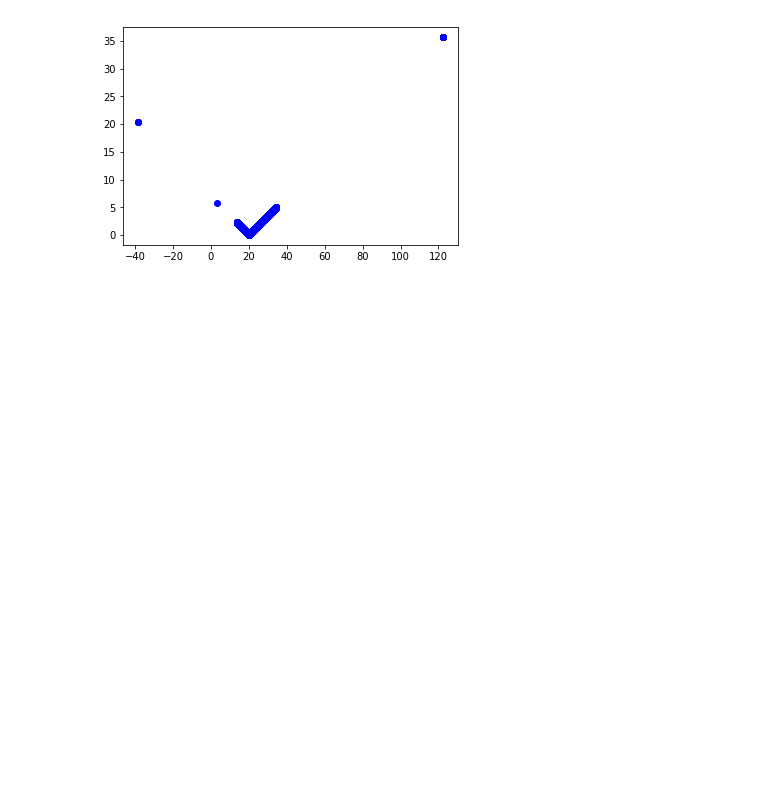
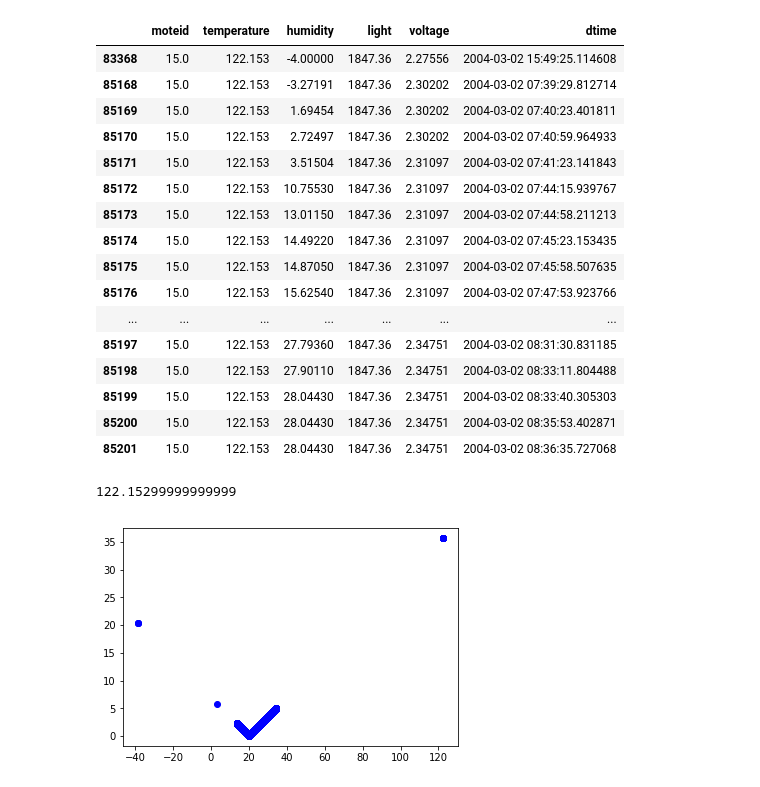
Before and after one commit to bmontambault/predicate_search, a Jupyter notebook: case_studies/intel_sensor_s3.ipynb, the cells around one changed output. Drawn from its saved outputs; the diff is of its cells as text; code cells hidden in the pictures; blank space fills up the shorter version.

```diff
--- a/case_studies/intel_sensor_s3.ipynb
+++ b/case_studies/intel_sensor_s3.ipynb
@@ -13,6 +13,30 @@ from predicate_search import PredicateInduction, RobustNormal, Density, BottomUp
 # %%
 data = pd.read_csv('../data/intel_sensor_s3.csv')
 data.dtime = pd.to_datetime(data.dtime)
+# %%
+data[data.temperature.round(3)==122.153]
+# %% [output]
+|  | moteid | temperature | humidity | light | voltage | dtime |
+| 83368 | 15.0 | 122.153 | -4.00000 | 1847.36 | 2.27556 | 2004-03-02 15:49:25.114608 |
+| 85168 | 15.0 | 122.153 | -3.27191 | 1847.36 | 2.30202 | 2004-03-02 07:39:29.812714 |
+| 85169 | 15.0 | 122.153 | 1.69454 | 1847.36 | 2.30202 | 2004-03-02 07:40:23.401811 |
+| 85170 | 15.0 | 122.153 | 2.72497 | 1847.36 | 2.30202 | 2004-03-02 07:40:59.964933 |
+| 85171 | 15.0 | 122.153 | 3.51504 | 1847.36 | 2.31097 | 2004-03-02 07:41:23.141843 |
+| 85172 | 15.0 | 122.153 | 10.75530 | 1847.36 | 2.31097 | 2004-03-02 07:44:15.939767 |
+| 85173 | 15.0 | 122.153 | 13.01150 | 1847.36 | 2.31097 | 2004-03-02 07:44:58.211213 |
+| 85174 | 15.0 | 122.153 | 14.49220 | 1847.36 | 2.31097 | 2004-03-02 07:45:23.153435 |
+| 85175 | 15.0 | 122.153 | 14.87050 | 1847.36 | 2.31097 | 2004-03-02 07:45:58.507635 |
+| 85176 | 15.0 | 122.153 | 15.62540 | 1847.36 | 2.31097 | 2004-03-02 07:47:53.923766 |
+| ... | ... | ... | ... | ... | ... | ... |
+| 85197 | 15.0 | 122.153 | 27.79360 | 1847.36 | 2.34751 | 2004-03-02 08:31:30.831185 |
+| 85198 | 15.0 | 122.153 | 27.90110 | 1847.36 | 2.34751 | 2004-03-02 08:33:11.804488 |
+| 85199 | 15.0 | 122.153 | 28.04430 | 1847.36 | 2.34751 | 2004-03-02 08:33:40.305303 |
+| 85200 | 15.0 | 122.153 | 28.04430 | 1847.36 | 2.34751 | 2004-03-02 08:35:53.402871 |
+| 85201 | 15.0 | 122.153 | 28.04430 | 1847.36 | 2.34751 | 2004-03-02 08:36:35.727068 |
+# %%
+data.temperature.max()
+# %% [output]
+122.15299999999999
 # %%
 disc_cols = ['moteid']
 # %%
```
Also changed, not shown: 5 other files.
